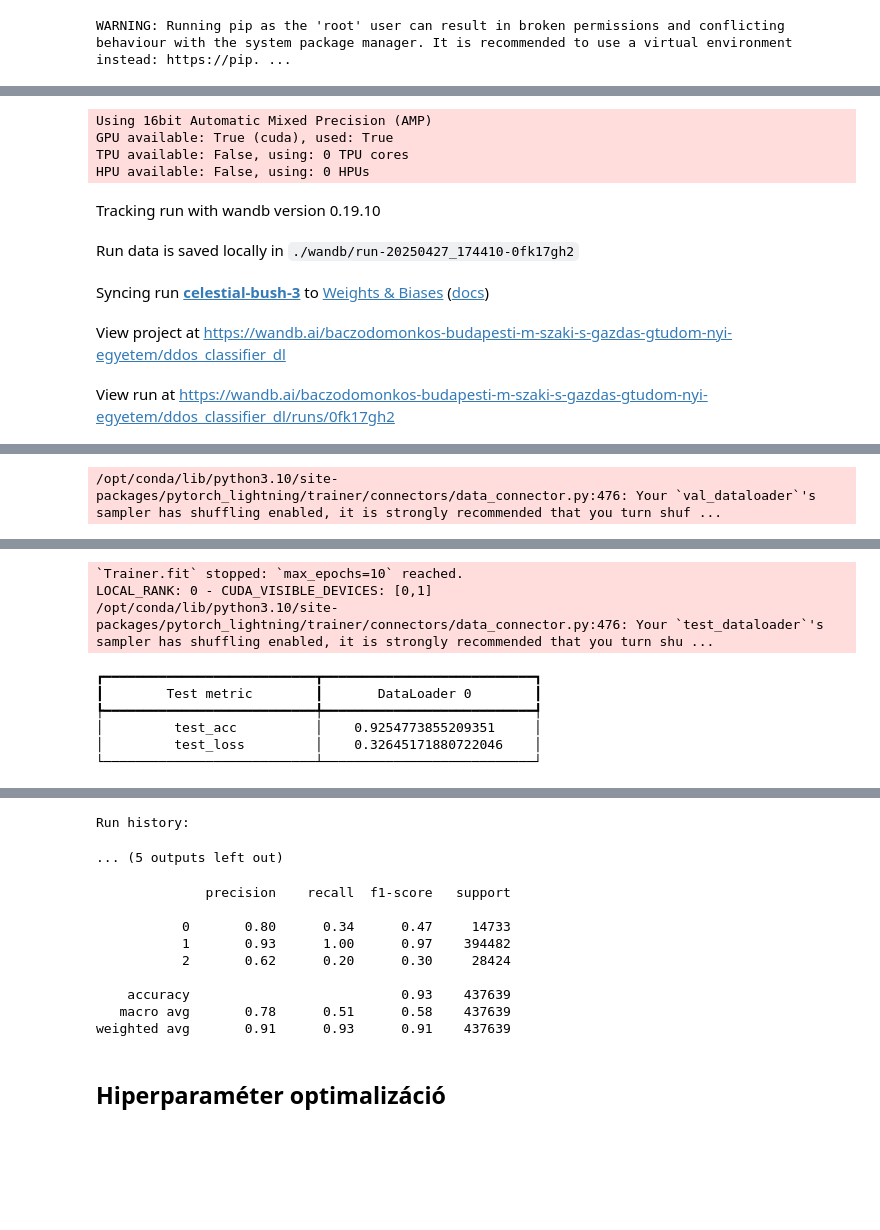
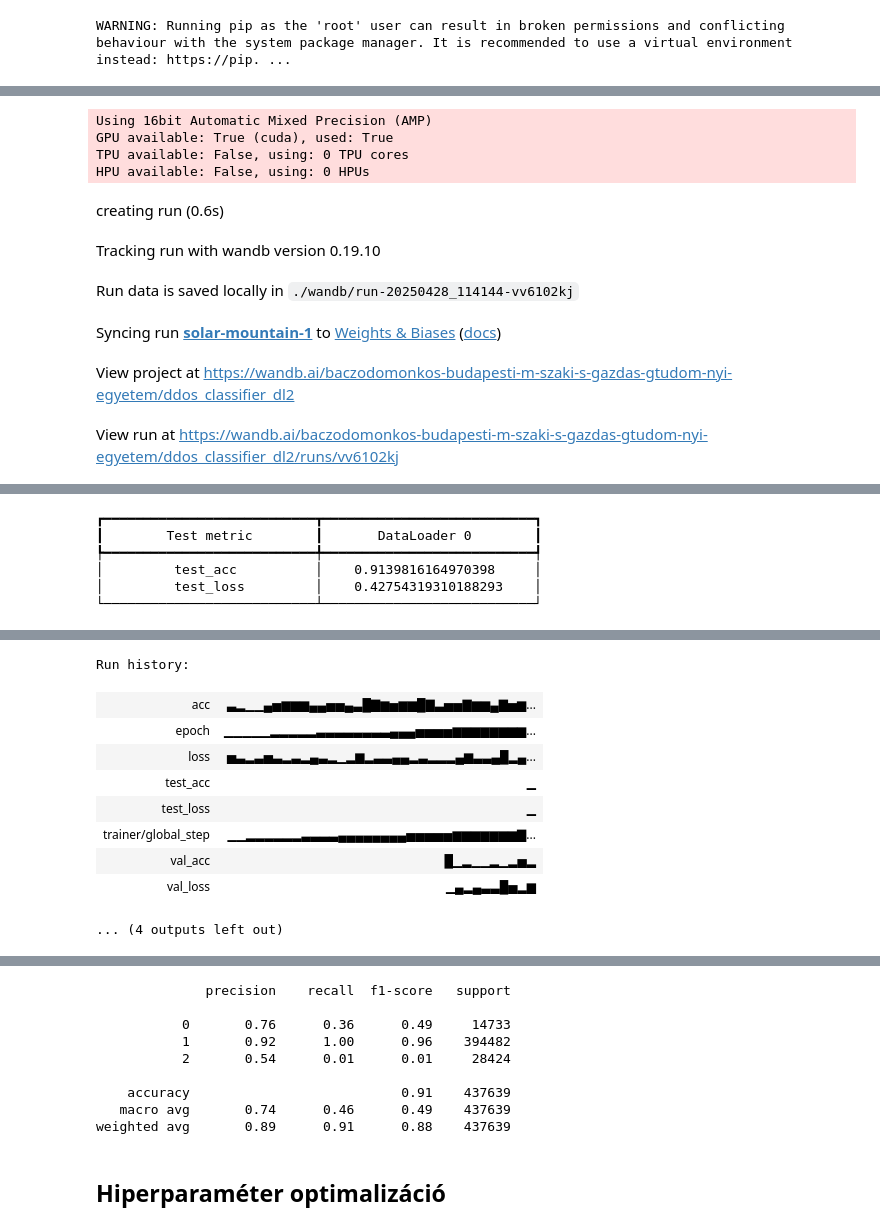
Before and after one commit to varsanyimate/ddos, a Jupyter notebook: src/DeepLearning.ipynb, the cells around one changed output, grey strips where cells are left out. Drawn from its saved outputs; the diff is of its cells as text; code cells hidden in the pictures; blank space fills up the shorter version.

```diff
--- a/src/DeepLearning.ipynb
+++ b/src/DeepLearning.ipynb
@@ -90,7 +90,7 @@ class FeedForwardNet(pl.LightningModule):
 
     def training_step(self, batch, batch_idx):
         loss, acc = self._shared_eval_step(batch)
-        self.log_dict({"loss": loss, "acc": acc}, prog_bar=True)
+        self.log_dict({"loss": loss, "acc": acc}, prog_bar=False)
         return loss
 
     def validation_step(self, batch, batch_idx):
@@ -129,9 +121,10 @@ True
 # %%
 torch.set_float32_matmul_precision('high')
 model = FeedForwardNet(X_train.shape[1], hidden_dim, lr)
-wandb_logger = pl.loggers.WandbLogger(project="ddos_classifier_dl", log_model="all")
+wandb_logger = pl.loggers.WandbLogger(project="ddos_classifier_dl2", log_model="all")
 checkpoint_callback = pl.callbacks.ModelCheckpoint(monitor="val_acc", mode="max")
 trainer = pl.Trainer(
+    enable_progress_bar=False,
     max_epochs=10,
     precision="16-mixed",
     accelerator="gpu",
@@ -147,11 +140,12 @@ Using 16bit Automatic Mixed Precision (AMP)
 GPU available: True (cuda), used: True
 TPU available: False, using: 0 TPU cores
 HPU available: False, using: 0 HPUs
-Tracking run with wandb version 0.19.10
+creating run (0.6s)
-Run data is saved locally in ./wandb/run-20250427_174410-0fk17gh2
+Tracking run with wandb version 0.19.10
-Syncing run celestial-bush-3 to Weights & Biases (docs)
+Run data is saved locally in ./wandb/run-20250428_114144-vv6102kj
-View project at https://wandb.ai/baczodomonkos-budapesti-m-szaki-s-gazdas-gtudom-nyi-egyetem/ddos_classifier_dl
+Syncing run solar-mountain-1 to Weights & Biases (docs)
-View run at https://wandb.ai/baczodomonkos-budapesti-m-szaki-s-gazdas-gtudom-nyi-egyetem/ddos_classifier_dl/runs/0fk17gh2
+View project at https://wandb.ai/baczodomonkos-budapesti-m-szaki-s-gazdas-gtudom-nyi-egyetem/ddos_classifier_dl2
+View run at https://wandb.ai/baczodomonkos-budapesti-m-szaki-s-gazdas-gtudom-nyi-egyetem/ddos_classifier_dl2/runs/vv6102kj
 LOCAL_RANK: 0 - CUDA_VISIBLE_DEVICES: [0,1]
 
   | Name   | Type               | Params | Mode
@@ -169 +167,6 @@ LOCAL_RANK: 0 - CUDA_VISIBLE_DEVICES: [0,1]
-/opt/conda/lib/python3.10/site-packages/pytorch_lightning/trainer/connectors/data_connector.py:476: Your `val_dataloader`'s sampler has shuffling enabled, it is strongly recommended that you turn shuf ...
+┏━━━━━━━━━━━━━━━━━━━━━━━━━━━┳━━━━━━━━━━━━━━━━━━━━━━━━━━━┓
+┃        Test metric        ┃       DataLoader 0        ┃
+┡━━━━━━━━━━━━━━━━━━━━━━━━━━━╇━━━━━━━━━━━━━━━━━━━━━━━━━━━┩
+│         test_acc          │    0.9139816164970398     │
+│         test_loss         │    0.42754319310188293    │
+└───────────────────────────┴───────────────────────────┘
@@ -170,9 +174,10 @@ LOCAL_RANK: 0 - CUDA_VISIBLE_DEVICES: [0,1]
-`Trainer.fit` stopped: `max_epochs=10` reached.
-LOCAL_RANK: 0 - CUDA_VISIBLE_DEVICES: [0,1]
-/opt/conda/lib/python3.10/site-packages/pytorch_lightning/trainer/connectors/data_connector.py:476: Your `test_dataloader`'s sampler has shuffling enabled, it is strongly recommended that you turn shu ...
+Run history:
+| acc | ▃▂▁▁▄▅▆▆▆▄▄▅▅▄▃█▇▆▅▆▆█▇▃▅▅▇▆▆▄▇▅▆... |
+| epoch | ▁▁▁▁▁▂▂▂▂▂▃▃▃▃▃▃▃▃▄▄▄▅▅▅▅▆▆▆▆▆▆▆▆... |
+| loss | ▅▃▂▃▅▃▂▃▂▄▃▂▁▂▆▂▃▃▄▄▂▃▂▂▂▄▆▃▃▄█▂▄... |
+| test_acc | ▁ |
+| test_loss | ▁ |
+| trainer/global_step | ▁▁▂▂▂▂▂▂▃▃▃▃▄▄▄▄▄▄▄▄▅▅▅▅▅▆▆▆▆▆▆▆▇... |
+| val_acc | █▁▂▁▁▂▁▂▅▂ |
+| val_loss | ▁▄▂▄▃▃█▅▂▆ |
-┏━━━━━━━━━━━━━━━━━━━━━━━━━━━┳━━━━━━━━━━━━━━━━━━━━━━━━━━━┓
-┃        Test metric        ┃       DataLoader 0        ┃
-┡━━━━━━━━━━━━━━━━━━━━━━━━━━━╇━━━━━━━━━━━━━━━━━━━━━━━━━━━┩
-│         test_acc          │    0.9254773855209351     │
-│         test_loss         │    0.32645171880722046    │
-└───────────────────────────┴───────────────────────────┘
+... (4 outputs left out)
@@ -180,5 +184,3 @@ LOCAL_RANK: 0 - CUDA_VISIBLE_DEVICES: [0,1]
-Run history:
-... (5 outputs left out)
 # %%
 wandb.finish()
 # %%
@@ -201,13 +203,13 @@ print(classification_report(y_true, y_pred))
 # %% [output]
               precision    recall  f1-score   support
 
-           0       0.80      0.34      0.47     14733
-           1       0.93      1.00      0.97    394482
-           2       0.62      0.20      0.30     28424
+           0       0.76      0.36      0.49     14733
+           1       0.92      1.00      0.96    394482
+           2       0.54      0.01      0.01     28424
 
-    accuracy                           0.93    437639
-   macro avg       0.78      0.51      0.58    437639
-weighted avg       0.91      0.93      0.91    437639
+    accuracy                           0.91    437639
+   macro avg       0.74      0.46      0.49    437639
+weighted avg       0.89      0.91      0.88    437639
 # %% [markdown]
 ## Hiperparaméter optimalizáció
 # %%
```
Also changed, not shown: parts of 7 cells of this notebook.
